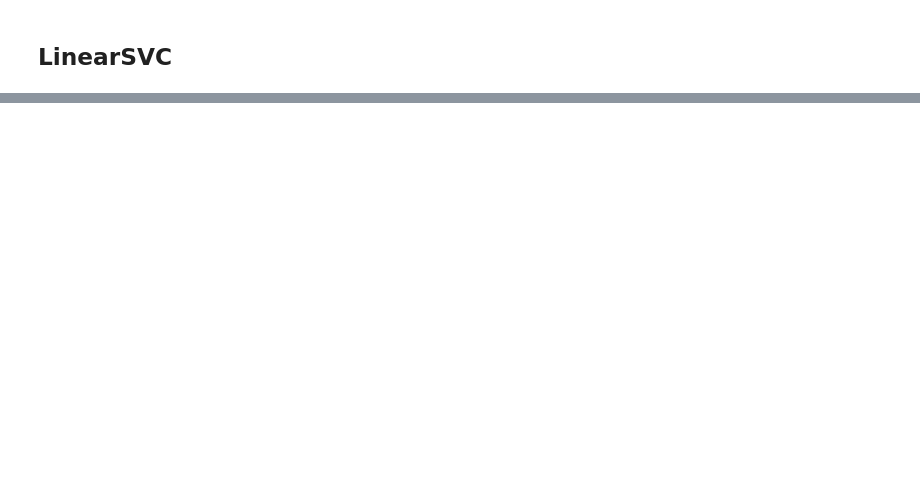
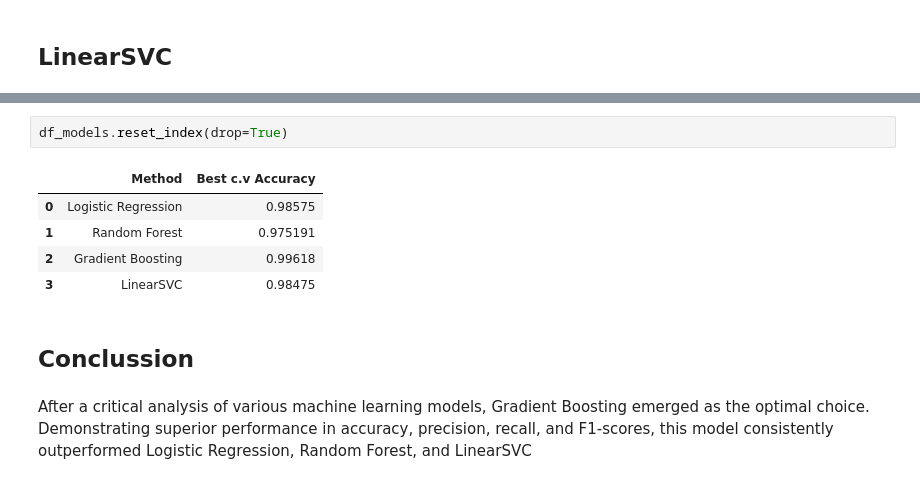
Before and after one commit to JoshMusira/-Fastag-fraud-detection, a Jupyter notebook: Machine Learning.ipynb, the cells around one changed output, grey strips where cells are left out. Saved outputs shown, nothing was run; the diff lists cells and outputs as text; blank space fills up the shorter version.

```diff
--- a/Machine Learning.ipynb
+++ b/Machine Learning.ipynb
@@ -694,0 +751,12 @@ weighted avg       0.98      0.98      0.98       394
+# %%
+df_models.reset_index(drop=True)
+# %% [output]
+|  | Method | Best c.v Accuracy |
+| 0 | Logistic Regression | 0.98575 |
+| 1 | Random Forest | 0.975191 |
+| 2 | Gradient Boosting | 0.99618 |
+| 3 | LinearSVC | 0.98475 |
+# %% [markdown]
+## Conclussion
+# %% [markdown]
+After a critical analysis of various machine learning models, Gradient Boosting emerged as the optimal choice. Demonstrating superior performance in accuracy, precision, recall, and F1-scores, this model consistently outperformed Logistic Regression, Random Forest, and LinearSVC
```
Also changed, not shown: parts of 38 cells of this notebook, 3 other files.
